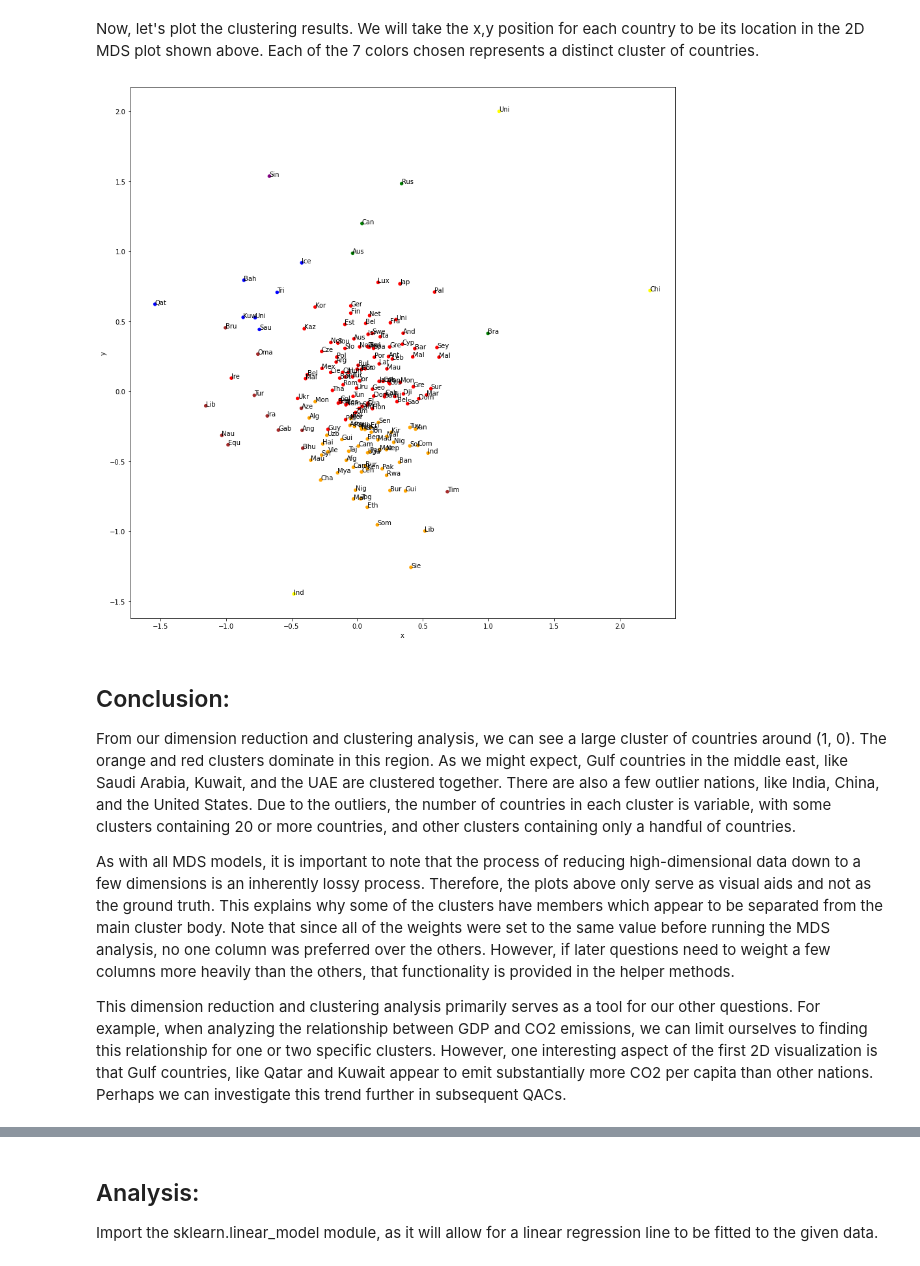
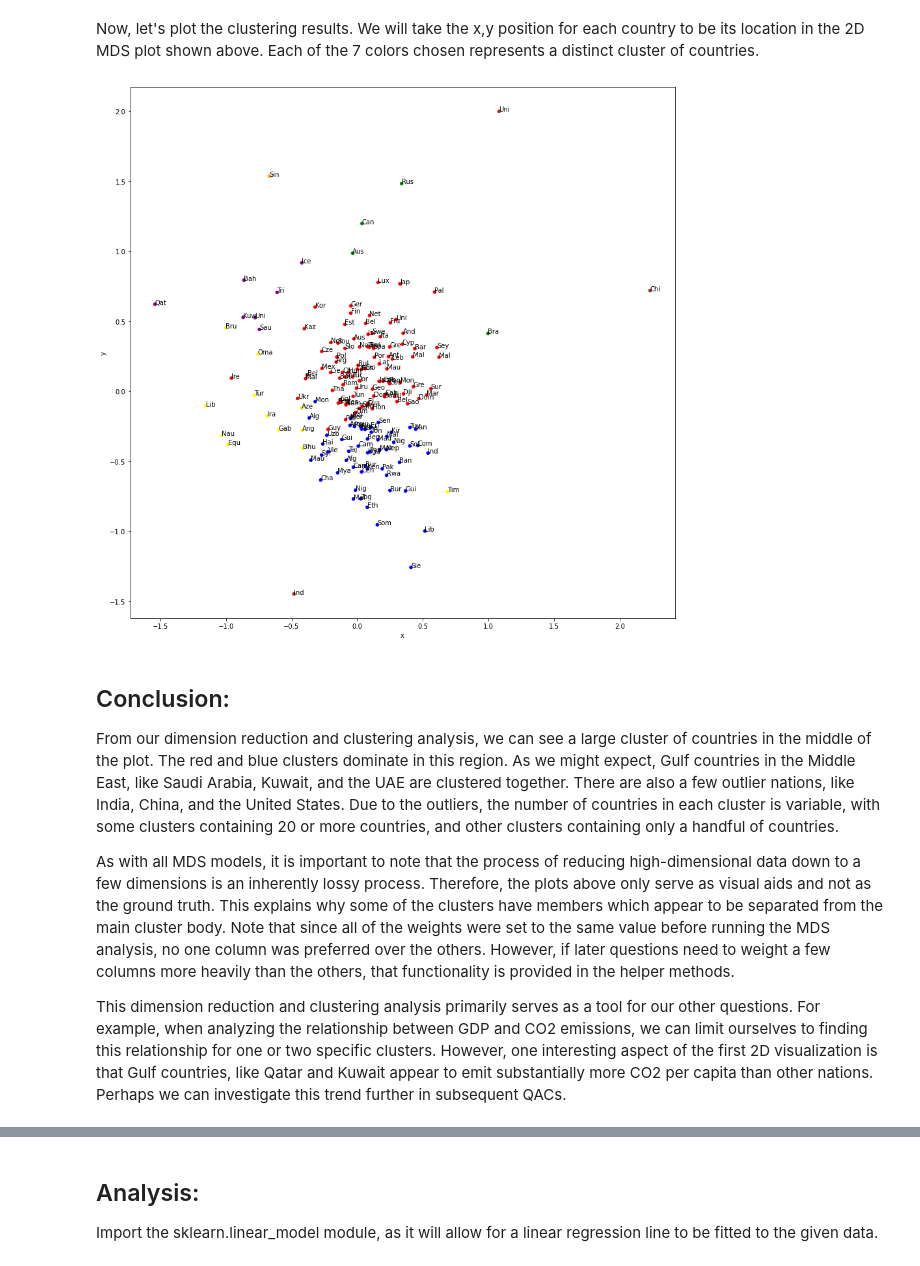
Before and after one commit to melotic/cs3654-project, a Jupyter notebook: Project3.ipynb, the cells around one changed output, grey strips where cells are left out. Saved outputs shown, nothing was run; the diff lists cells and outputs as text; code cells hidden in the pictures.

```diff
--- a/Project3.ipynb
+++ b/Project3.ipynb
@@ -496,18 +476,17 @@ labels
 Now, let's plot the clustering results. We will take the x,y position for each country to be its location in the 2D MDS plot shown above. Each of the 7 colors chosen represents a distinct cluster of countries.
 # %%
 data2DClustered = data2D.join(labels.Cluster)
-# TODO: Choose better colors.
-clusterColors = {0:"red", 1:"orange", 2:"yellow", 3:"green", 4:"blue", 5:"purple", 6:"brown"}
+clusterColors = {0:"red", 1:"blue", 2:"brown", 3:"green", 4:"purple", 5:"orange", 6:"yellow"}
 ax = data2DClustered.plot.scatter('x', 'y', c=data2DClustered.Cluster.replace(clusterColors), colormap=plt.cm.viridis, figsize=(15,15), sharex=False)
-# ax.axis('scaled')
+
 for i,r in data2D.iterrows():
     ax.text(r.x, r.y, i[0:3])
 # %% [output]
-[figure, old version]
+[figure, new version]
 # %% [markdown]
 ## Conclusion:
 
-From our dimension reduction and clustering analysis, we can see a large cluster of countries around (1, 0). The orange and red clusters dominate in this region. As we might expect, Gulf countries in the middle east, like Saudi Arabia, Kuwait, and the UAE are clustered together. There are also a few outlier nations, like India, China, and the United States. Due to the outliers, the number of countries in each cluster is variable, with some clusters containing 20 or more countries, and other clusters containing only a handful of countries.
+From our dimension reduction and clustering analysis, we can see a large cluster of countries in the middle of the plot. The red and blue clusters dominate in this region. As we might expect, Gulf countries in the Middle East, like Saudi Arabia, Kuwait, and the UAE are clustered together. There are also a few outlier nations, like India, China, and the United States. Due to the outliers, the number of countries in each cluster is variable, with some clusters containing 20 or more countries, and other clusters containing only a handful of countries.
 
 As with all MDS models, it is important to note that the process of reducing high-dimensional data down to a few dimensions is an inherently lossy process. Therefore, the plots above only serve as visual aids and not as the ground truth. This explains why some of the clusters have members which appear to be separated from the main cluster body. Note that since all of the weights were set to the same value before running the MDS analysis, no one column was preferred over the others. However, if later questions need to weight a few columns more heavily than the others, that functionality is provided in the helper methods.
 
```
Also changed, not shown: parts of 35 cells of this notebook.
